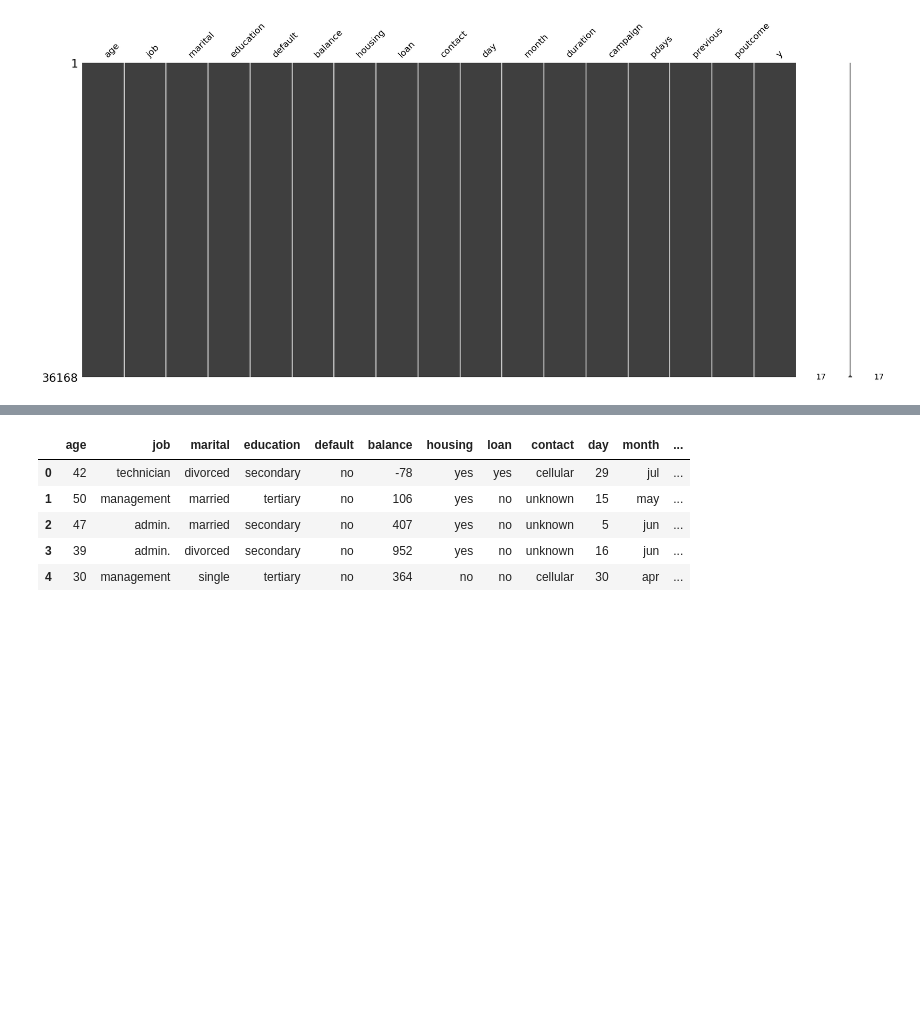
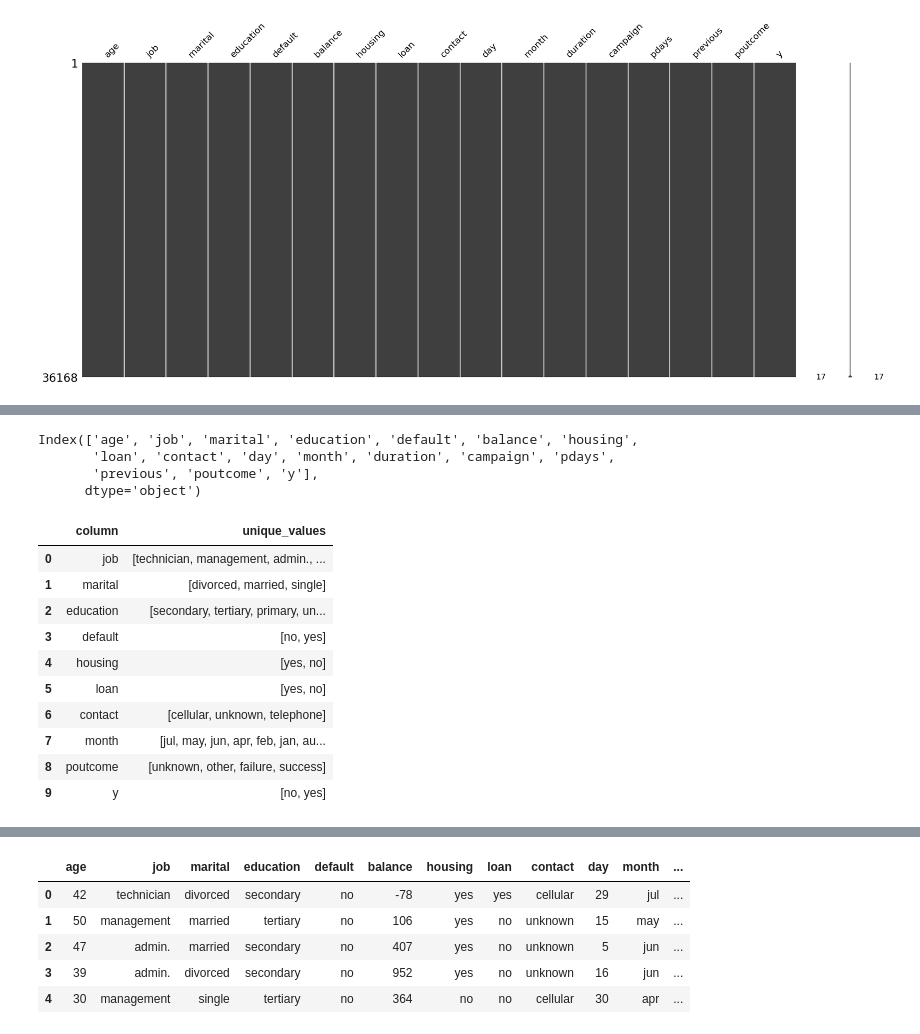
Before and after one commit to yikchungchan/DSA-5101-P1, a Jupyter notebook: DSA5101_project.ipynb, the cells around one changed output, grey strips where cells are left out. Saved outputs shown, nothing was run; the diff lists cells and outputs as text; code cells hidden in the pictures; blank space fills up the shorter version.

```diff
--- a/DSA5101_project.ipynb
+++ b/DSA5101_project.ipynb
@@ -217,0 +278,29 @@ plt.show()
+# %%
+df.columns
+# %% [output]
+Index(['age', 'job', 'marital', 'education', 'default', 'balance', 'housing',
+       'loan', 'contact', 'day', 'month', 'duration', 'campaign', 'pdays',
+       'previous', 'poutcome', 'y'],
+      dtype='object')
+# %%
+# check for unique values in columns with values that are non-numerical
+unique_values = []
+
+for column in df.select_dtypes("object").columns:
+  unique_values.append([column, df[column].unique()])
+
+df_unique = pd.DataFrame(unique_values, columns=['column', 'unique_values'])
+
+df_unique
+# %% [output]
+|  | column | unique_values |
+| 0 | job | [technician, management, admin., ... |
+| 1 | marital | [divorced, married, single] |
+| 2 | education | [secondary, tertiary, primary, un... |
+| 3 | default | [no, yes] |
+| 4 | housing | [yes, no] |
+| 5 | loan | [yes, no] |
+| 6 | contact | [cellular, unknown, telephone] |
+| 7 | month | [jul, may, jun, apr, feb, jan, au... |
+| 8 | poutcome | [unknown, other, failure, success] |
+| 9 | y | [no, yes] |
```
Also changed, not shown: parts of 19 cells of this notebook.
